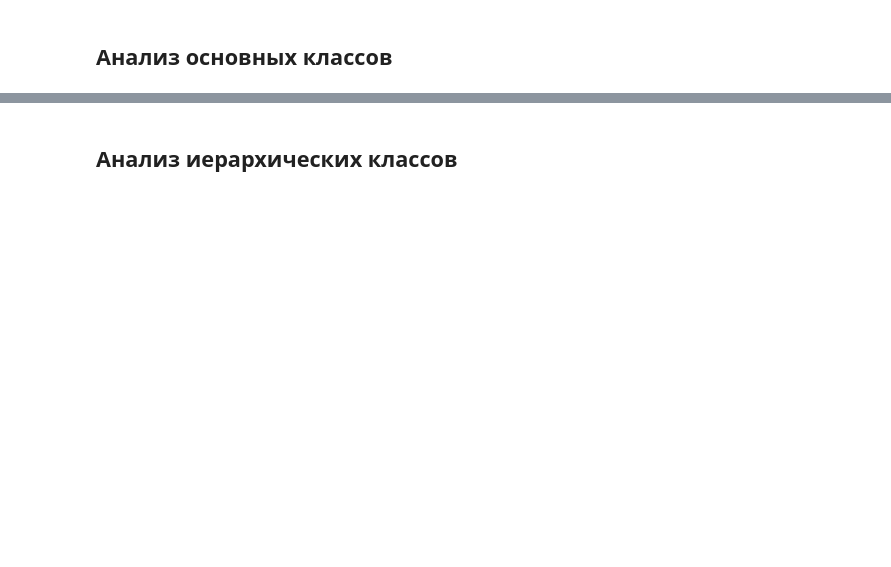
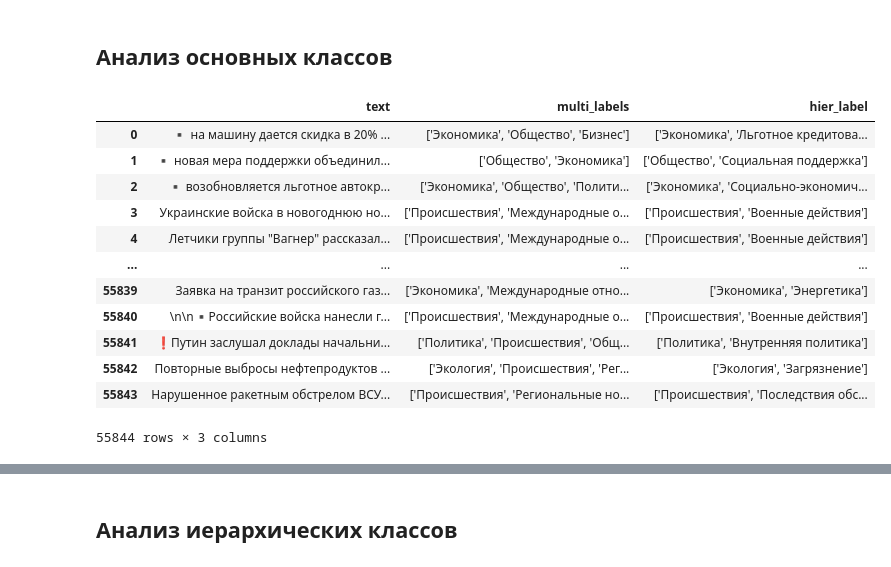
Before and after one commit to maxlyara1/ikanam_news, a Jupyter notebook: notebooks/train_dataset_getting.ipynb, the cells around one changed output, grey strips where cells are left out. Saved outputs shown, nothing was run; the diff lists cells and outputs as text; code cells hidden in the pictures; blank space fills up the shorter version.

```diff
--- a/notebooks/train_dataset_getting.ipynb
+++ b/notebooks/train_dataset_getting.ipynb
@@ -18,0 +5,20 @@ import ast # Для преобразования строк в списки
+# %%
+import sys
+import os
+import warnings
+from importlib import import_module
+
+# Получаем текущую рабочую директорию ноутбука
+notebook_dir = os.getcwd()
+print(f"Текущая директория ноутбука: {notebook_dir}")
+
+# Переходим на один уровень вверх, чтобы получить корневую директорию проекта
+project_root = os.path.abspath(os.path.join(notebook_dir, os.pardir))
+print(f"Корневая директория проекта: {project_root}")
+
+# Добавляем корневую директорию проекта в sys.path, если ее там еще нет
+if project_root not in sys.path:
+    sys.path.insert(0, project_root)
+    print(f"Добавлено в sys.path: {project_root}")
+else:
+    print(f"{project_root} уже в sys.path.")
@@ -19,17 +57,20 @@ import ast # Для преобразования строк в списки
 # %%
-DATA_FOR_LLM_PATH = 'data/external/data_for_llm/RIA_before_2025.csv'
+DATA_FOR_LLM_PATH = os.path.join(project_root, 'data', 'external', 'data_for_llm', 'RIA_before_2025.csv')
+DATA_RAW_PATH = os.path.join(project_root, 'data', 'raw', 'filtered_news.csv')
+DATA_PREPROCESSED_PATH = os.path.join(project_root, 'data', 'preprocessed', 'preprocessed_news.csv')
 
-API_KEY_FILE = "config.py" # файл с API ключами
+API_KEY_FILE = os.path.join(project_root, "src", "config.py") # файл с API ключами
+
 LIST_OF_YEARS = [2023, 2024] # года для фильтрации (доступные данные с 2020 года по 2024 включительно, но рекомендуется выбирать не более 2-3 лет т.к. можно выйти за рамки бесплатного рейт лимита gemini)
 DEFAULT_MODEL_NAME = "gemini-2.5-flash-preview-05-20" # модель для генерации меток
 TARGET_TOKENS_PER_BATCH = 10000 # количество токенов в батче
 DAILY_REQUEST_LIMIT_PER_KEY = 450 # количество запросов в день для каждого ключа
 REQUEST_DELAY_SECONDS = 2.23 # задержка между запросами
 ROWS_PER_CHUNK = 2000 # количество строк в чанке
-PARTIAL_RESULTS_FILE = "processed_news_partial.pkl" # файл для сохранения прогресса
+PARTIAL_RESULTS_FILE_PATH = os.path.join(project_root, "data", "raw", "processed_news_partial.pkl") # файл для сохранения прогресса
 
-MIN_HIER_LABEL_COUNT = 100 # если меньше 100 элементов в иерархическом классе отнесётся к "другому"
+MIN_HIER_LABEL_COUNT = 50 # если меньше N элементов в иерархическом классе отнесётся к "другому"
 
 MODEL_NAME_EMBEDDINGS = "sergeyzh/BERTA" # Модель для получения эмбеддингов
-SIMILARITY_THRESHOLD = 0.9 # Порог косинусного сходства для объединения классов
+SIMILARITY_THRESHOLD = 0.8 # Порог косинусного сходства для объединения классов
 MIN_SUBTHEME_COUNT_FOR_MERGE_TARGET = 10 # Не объединять В подтему класс, если он сам по себе очень редкий (меньше N элементов внутри него)
@@ -222,3 +405,20 @@ df_filtered.to_csv('2023_2024.csv', index=False)
 # %% [markdown]
 ## Анализ основных классов
+# %%
+df_filtered = pd.read_csv(DATA_RAW_PATH)
+df_filtered
+# %% [output]
+|  | text | multi_labels | hier_label |
+| 0 | ▪️ на машину дается скидка в 20% ... | ['Экономика', 'Общество', 'Бизнес'] | ['Экономика', 'Льготное кредитова... |
+| 1 | ▪️ новая мера поддержки объединил... | ['Общество', 'Экономика'] | ['Общество', 'Социальная поддержка'] |
+| 2 | ▪️ возобновляется льготное автокр... | ['Экономика', 'Общество', 'Полити... | ['Экономика', 'Социально-экономич... |
+| 3 | Украинские войска в новогоднюю но... | ['Происшествия', 'Международные о... | ['Происшествия', 'Военные действия'] |
+| 4 | Летчики группы "Вагнер" рассказал... | ['Происшествия', 'Международные о... | ['Происшествия', 'Военные действия'] |
+| ... | ... | ... | ... |
+| 55839 | Заявка на транзит российского газ... | ['Экономика', 'Международные отно... | ['Экономика', 'Энергетика'] |
+| 55840 | \n\n▪️Российские войска нанесли г... | ['Происшествия', 'Международные о... | ['Происшествия', 'Военные действия'] |
+| 55841 | ❗️Путин заслушал доклады начальни... | ['Политика', 'Происшествия', 'Общ... | ['Политика', 'Внутренняя политика'] |
+| 55842 | Повторные выбросы нефтепродуктов ... | ['Экология', 'Происшествия', 'Рег... | ['Экология', 'Загрязнение'] |
+| 55843 | Нарушенное ракетным обстрелом ВСУ... | ['Происшествия', 'Региональные но... | ['Происшествия', 'Последствия обс... |
+55844 rows × 3 columns
 # %%
```
Also changed, not shown: parts of 25 cells of this notebook, 3 other files.
